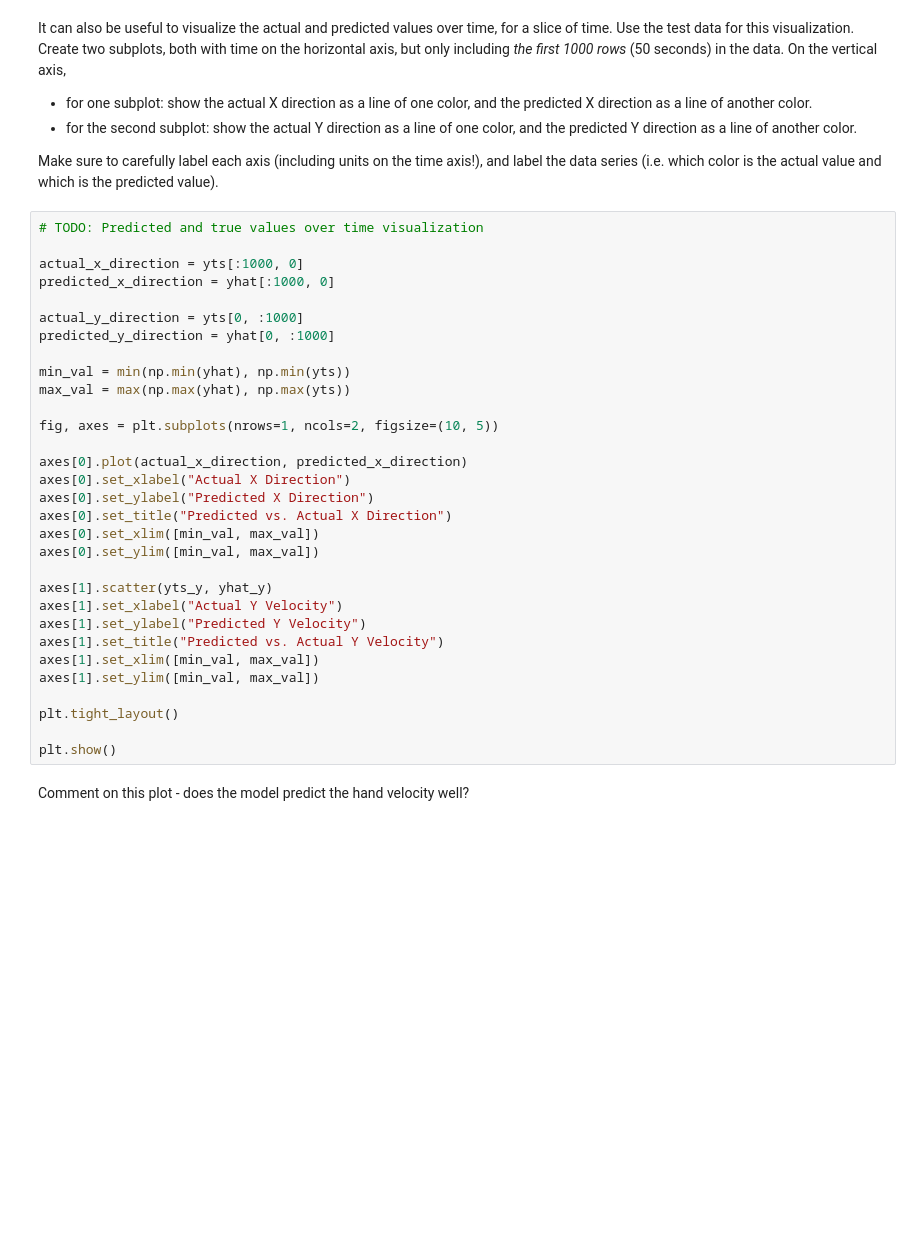
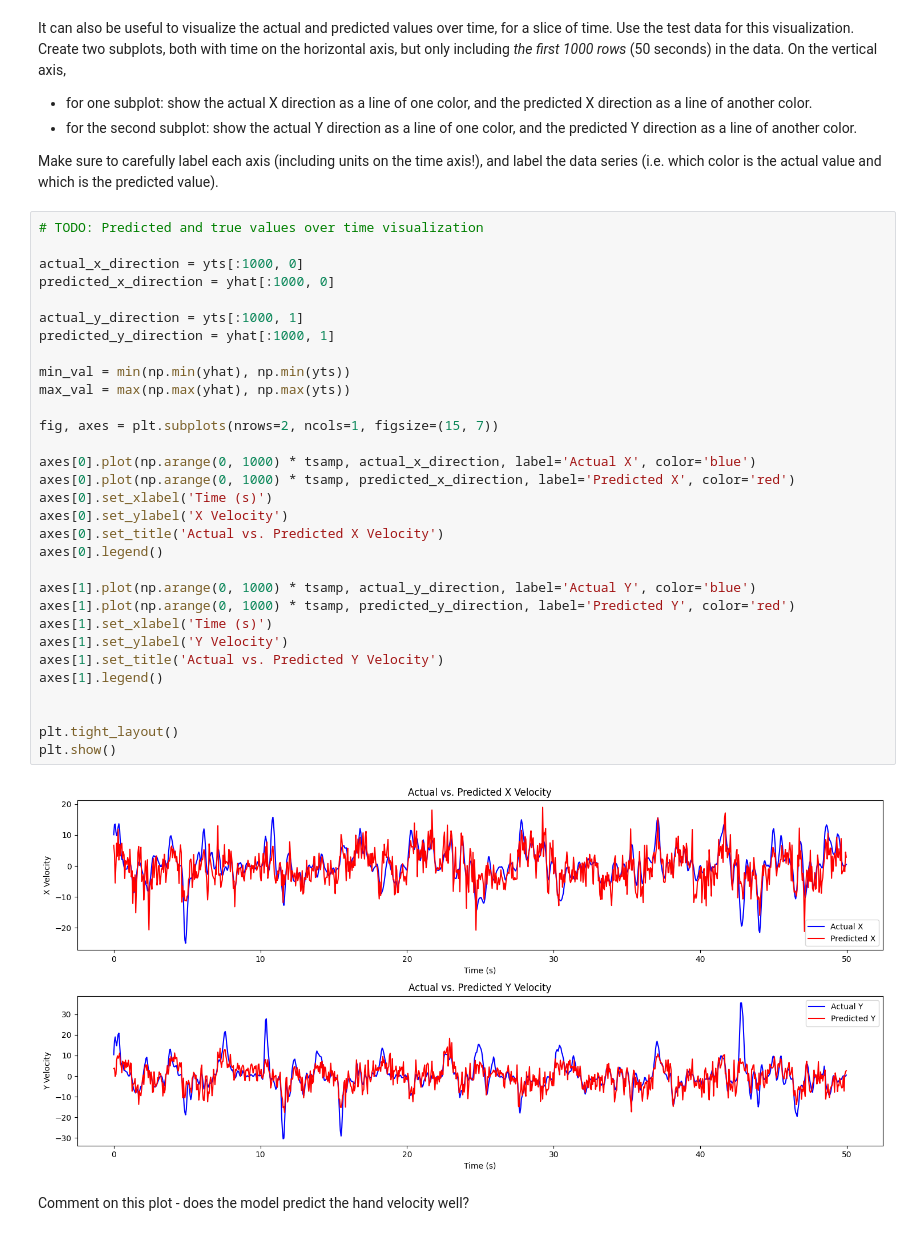
Before and after one commit to ZoeMcFife/5AHITM, a Jupyter notebook: INSY/Colab/#2025-01-30#/neural-model-selection.ipynb, the cells around one changed output. Drawn from its saved outputs; the diff is of its cells as text; blank space fills up the shorter version.

```diff
--- a/INSY/Colab/#2025-01-30#/neural-model-selection.ipynb
+++ b/INSY/Colab/#2025-01-30#/neural-model-selection.ipynb
@@ -232,34 +232,36 @@ Make sure to carefully label each axis (including units on the time axis!), and
 # %%
 # TODO: Predicted and true values over time visualization
 
 actual_x_direction = yts[:1000, 0]
 predicted_x_direction = yhat[:1000, 0]
 
-actual_y_direction = yts[0, :1000]
-predicted_y_direction = yhat[0, :1000]
+actual_y_direction = yts[:1000, 1]
+predicted_y_direction = yhat[:1000, 1]
 
 min_val = min(np.min(yhat), np.min(yts))
 max_val = max(np.max(yhat), np.max(yts))
 
-fig, axes = plt.subplots(nrows=1, ncols=2, figsize=(10, 5))
+fig, axes = plt.subplots(nrows=2, ncols=1, figsize=(15, 7))
 
-axes[0].plot(actual_x_direction, predicted_x_direction)
-axes[0].set_xlabel("Actual X Direction")
-axes[0].set_ylabel("Predicted X Direction")
-axes[0].set_title("Predicted vs. Actual X Direction")
-axes[0].set_xlim([min_val, max_val])
-axes[0].set_ylim([min_val, max_val])
+axes[0].plot(np.arange(0, 1000) * tsamp, actual_x_direction, label='Actual X', color='blue')
+axes[0].plot(np.arange(0, 1000) * tsamp, predicted_x_direction, label='Predicted X', color='red')
+axes[0].set_xlabel('Time (s)')
+axes[0].set_ylabel('X Velocity')
+axes[0].set_title('Actual vs. Predicted X Velocity')
+axes[0].legend()
 
-axes[1].scatter(yts_y, yhat_y)
-axes[1].set_xlabel("Actual Y Velocity")
-axes[1].set_ylabel("Predicted Y Velocity")
-axes[1].set_title("Predicted vs. Actual Y Velocity")
-axes[1].set_xlim([min_val, max_val])
-axes[1].set_ylim([min_val, max_val])
+axes[1].plot(np.arange(0, 1000) * tsamp, actual_y_direction, label='Actual Y', color='blue')
+axes[1].plot(np.arange(0, 1000) * tsamp, predicted_y_direction, label='Predicted Y', color='red')
+axes[1].set_xlabel('Time (s)')
+axes[1].set_ylabel('Y Velocity')
+axes[1].set_title('Actual vs. Predicted Y Velocity')
+axes[1].legend()
+
 
 plt.tight_layout()
-
 plt.show()
+# %% [output]
+[figure, added]
 # %% [markdown]
 Comment on this plot - does the model predict the hand velocity well?
 # %% [markdown]
```
